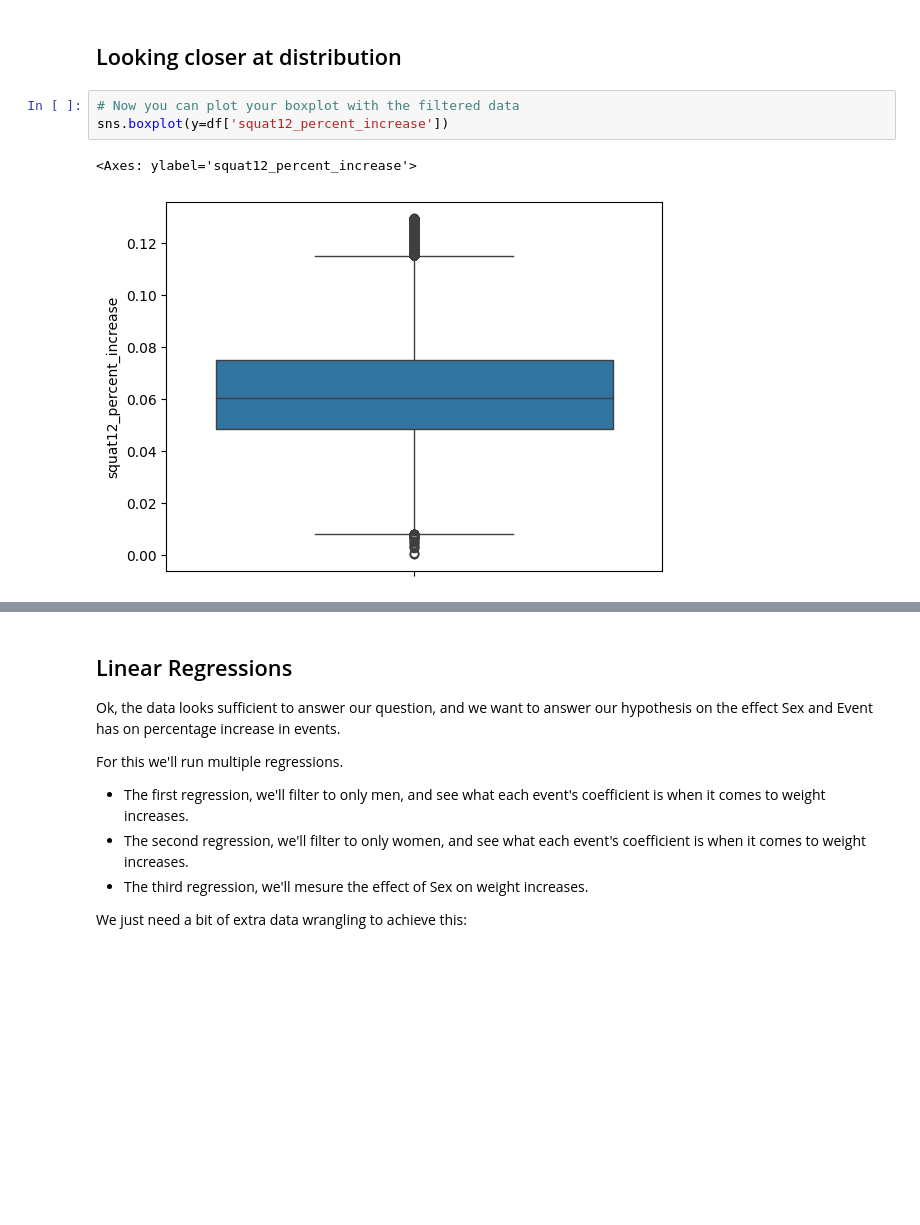
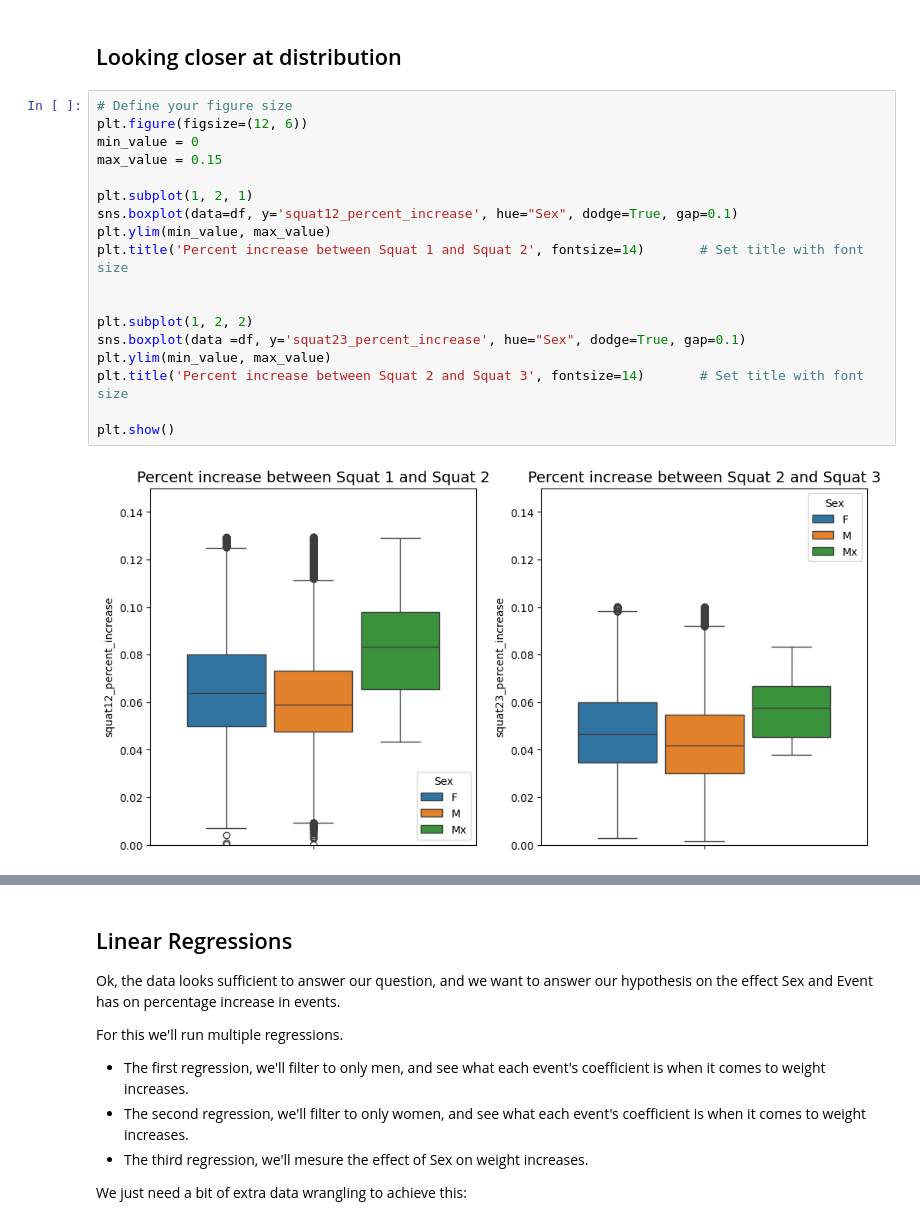
Before and after one commit to COGS108/Group035_WI24, a Jupyter notebook: EDACheckpoint_Group035_WI24.ipynb, the cells around one changed output, grey strips where cells are left out. Saved outputs shown, nothing was run; the diff lists cells and outputs as text; blank space fills up the shorter version.

Commit message:
made boxplots

```diff
--- a/EDACheckpoint_Group035_WI24.ipynb
+++ b/EDACheckpoint_Group035_WI24.ipynb
@@ -390,8 +404,22 @@ plt.show()
 # %% [markdown]
 ## Looking closer at distribution
-# %%
-# Now you can plot your boxplot with the filtered data
-sns.boxplot(y=df['squat12_percent_increase'])
-# %% [output]
-<Axes: ylabel='squat12_percent_increase'>
-[figure, removed]
+# %%
+# Define your figure size
+plt.figure(figsize=(12, 6))
+min_value = 0
+max_value = 0.15
+
+plt.subplot(1, 2, 1)
+sns.boxplot(data=df, y='squat12_percent_increase', hue="Sex", dodge=True, gap=0.1)
+plt.ylim(min_value, max_value)
+plt.title('Percent increase between Squat 1 and Squat 2', fontsize=14)       # Set title with font size
+
+
+plt.subplot(1, 2, 2)
+sns.boxplot(data =df, y='squat23_percent_increase', hue="Sex", dodge=True, gap=0.1)
+plt.ylim(min_value, max_value)
+plt.title('Percent increase between Squat 2 and Squat 3', fontsize=14)       # Set title with font size
+
+plt.show()
+# %% [output]
+[figure, added]
```
Also changed, not shown: parts of 10 cells of this notebook.
